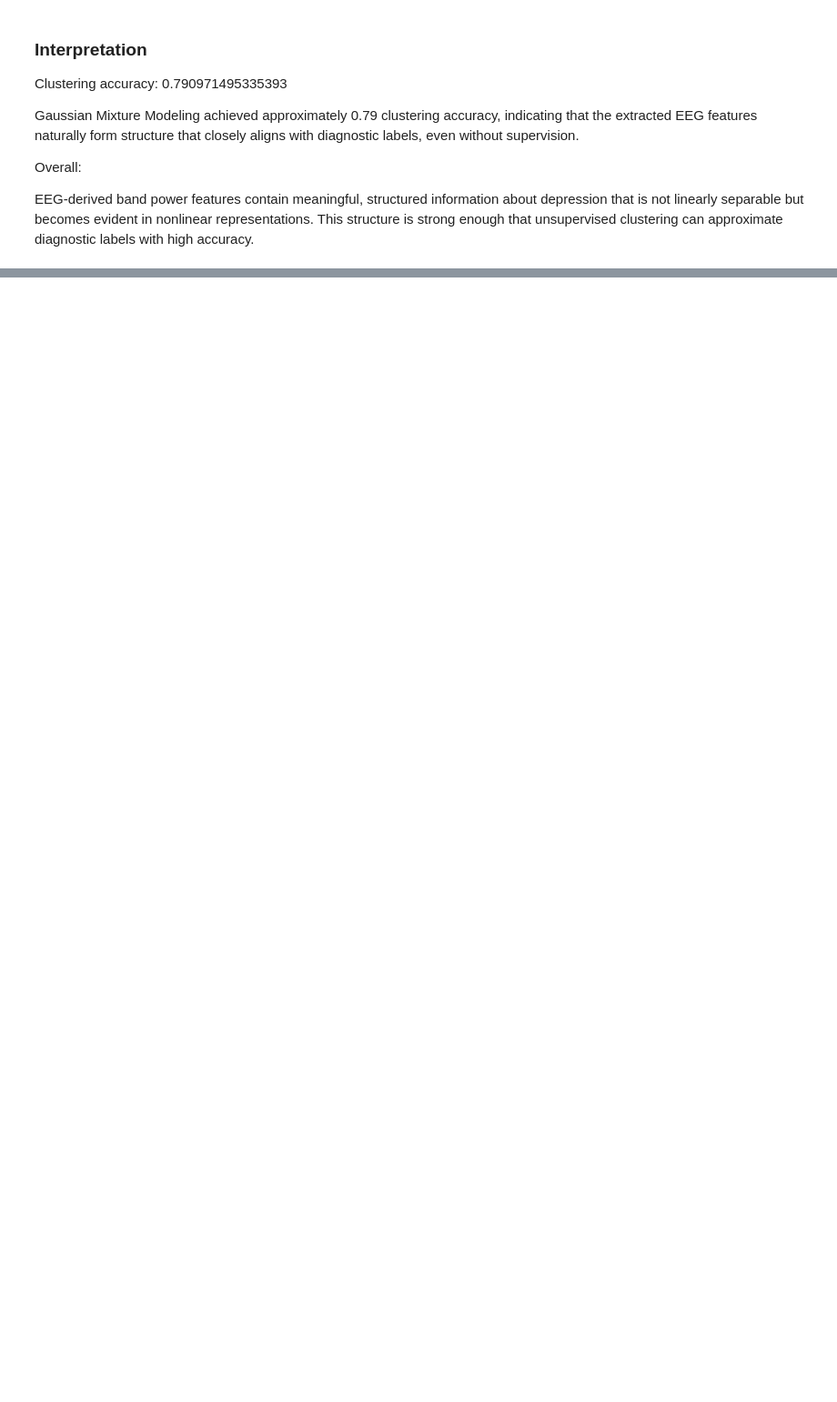
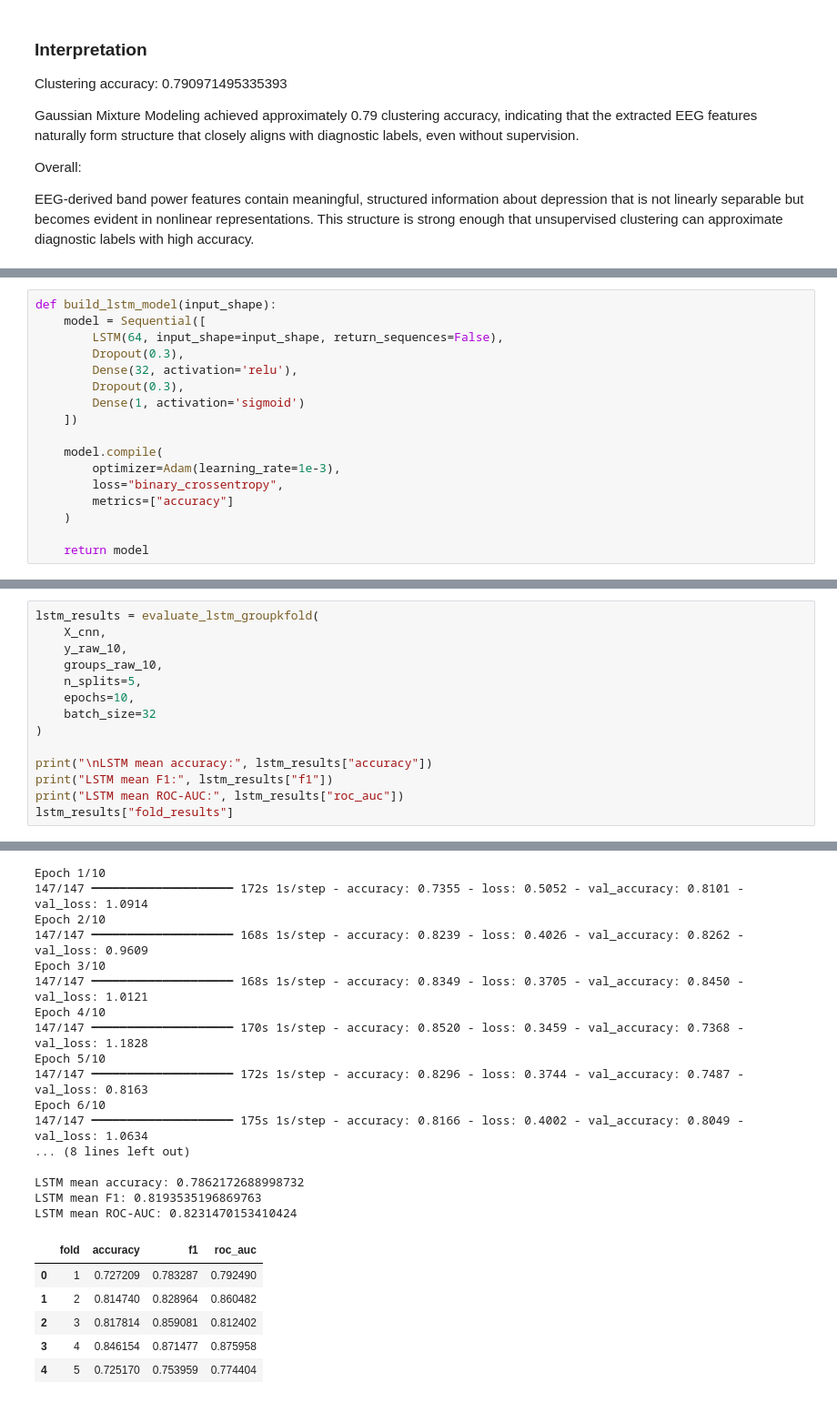
Before and after one commit to BJAngulo/MSSE-277b-final-project-, a Jupyter notebook: notebooks/Raw EEG.ipynb, the cells around one changed output, grey strips where cells are left out. Shown at 91% size. Cells and saved outputs as stored; diff of their text form; blank space fills up the shorter version.

```diff
--- a/notebooks/Raw EEG.ipynb
+++ b/notebooks/Raw EEG.ipynb
@@ -1046,0 +1456,17 @@ EEG-derived band power features contain meaningful, structured information about
+# %%
+def build_lstm_model(input_shape):
+    model = Sequential([
+        LSTM(64, input_shape=input_shape, return_sequences=False),
+        Dropout(0.3),
+        Dense(32, activation='relu'),
+        Dropout(0.3),
+        Dense(1, activation='sigmoid')
+    ])
+
+    model.compile(
+        optimizer=Adam(learning_rate=1e-3),
+        loss="binary_crossentropy",
+        metrics=["accuracy"]
+    )
+
+    return model
@@ -1046,0 +1537,15 @@ EEG-derived band power features contain meaningful, structured information about
+# %%
+lstm_results = evaluate_lstm_groupkfold(
+    X_cnn,
+    y_raw_10,
+    groups_raw_10,
+    n_splits=5,
+    epochs=10,
+    batch_size=32
+)
+
+print("\nLSTM mean accuracy:", lstm_results["accuracy"])
+print("LSTM mean F1:", lstm_results["f1"])
+print("LSTM mean ROC-AUC:", lstm_results["roc_auc"])
+lstm_results["fold_results"]
+# %% [output]
@@ -1046,0 +1623,23 @@ EEG-derived band power features contain meaningful, structured information about
+Epoch 1/10
+147/147 ━━━━━━━━━━━━━━━━━━━━ 172s 1s/step - accuracy: 0.7355 - loss: 0.5052 - val_accuracy: 0.8101 - val_loss: 1.0914
+Epoch 2/10
+147/147 ━━━━━━━━━━━━━━━━━━━━ 168s 1s/step - accuracy: 0.8239 - loss: 0.4026 - val_accuracy: 0.8262 - val_loss: 0.9609
+Epoch 3/10
+147/147 ━━━━━━━━━━━━━━━━━━━━ 168s 1s/step - accuracy: 0.8349 - loss: 0.3705 - val_accuracy: 0.8450 - val_loss: 1.0121
+Epoch 4/10
+147/147 ━━━━━━━━━━━━━━━━━━━━ 170s 1s/step - accuracy: 0.8520 - loss: 0.3459 - val_accuracy: 0.7368 - val_loss: 1.1828
+Epoch 5/10
+147/147 ━━━━━━━━━━━━━━━━━━━━ 172s 1s/step - accuracy: 0.8296 - loss: 0.3744 - val_accuracy: 0.7487 - val_loss: 0.8163
+Epoch 6/10
+147/147 ━━━━━━━━━━━━━━━━━━━━ 175s 1s/step - accuracy: 0.8166 - loss: 0.4002 - val_accuracy: 0.8049 - val_loss: 1.0634
+... (8 lines left out)
+
+LSTM mean accuracy: 0.7862172688998732
+LSTM mean F1: 0.8193535196869763
+LSTM mean ROC-AUC: 0.8231470153410424
+|  | fold | accuracy | f1 | roc_auc |
+| 0 | 1 | 0.727209 | 0.783287 | 0.792490 |
+| 1 | 2 | 0.814740 | 0.828964 | 0.860482 |
+| 2 | 3 | 0.817814 | 0.859081 | 0.812402 |
+| 3 | 4 | 0.846154 | 0.871477 | 0.875958 |
+| 4 | 5 | 0.725170 | 0.753959 | 0.774404 |
```
Also changed, not shown: parts of 25 cells of this notebook.
